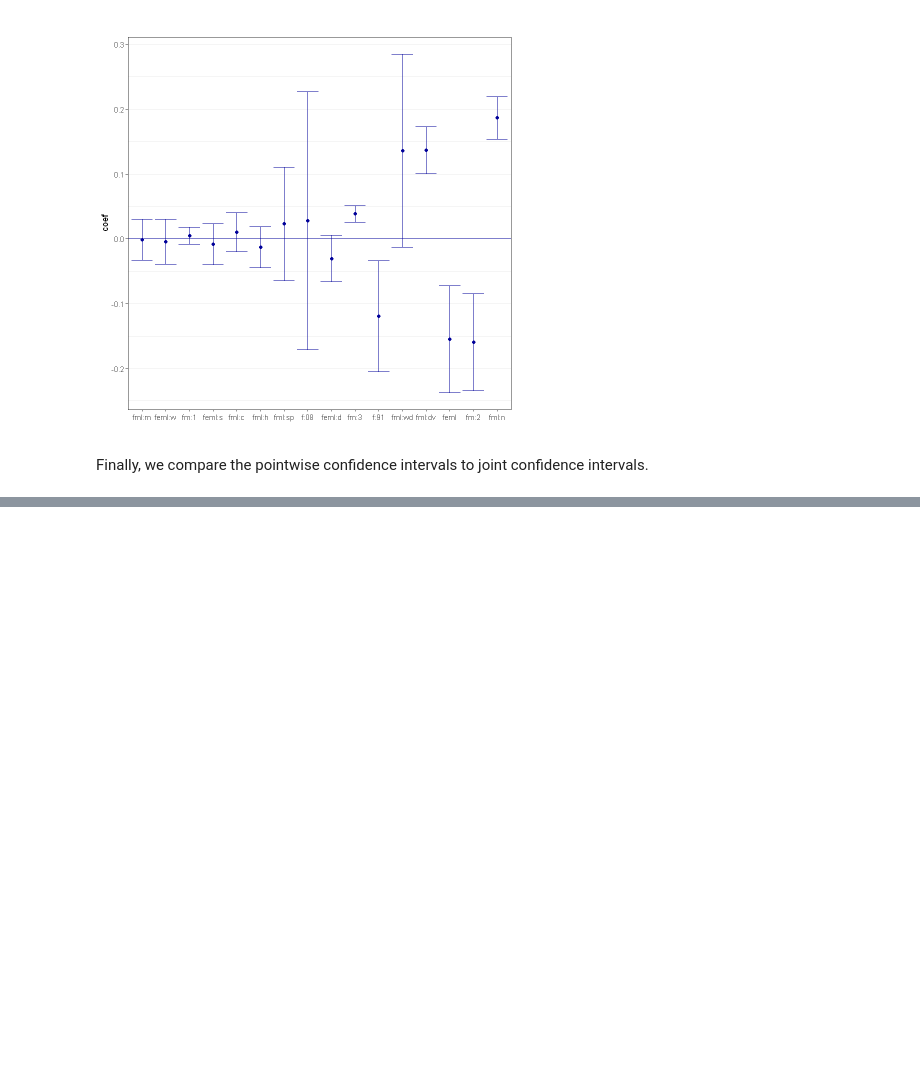
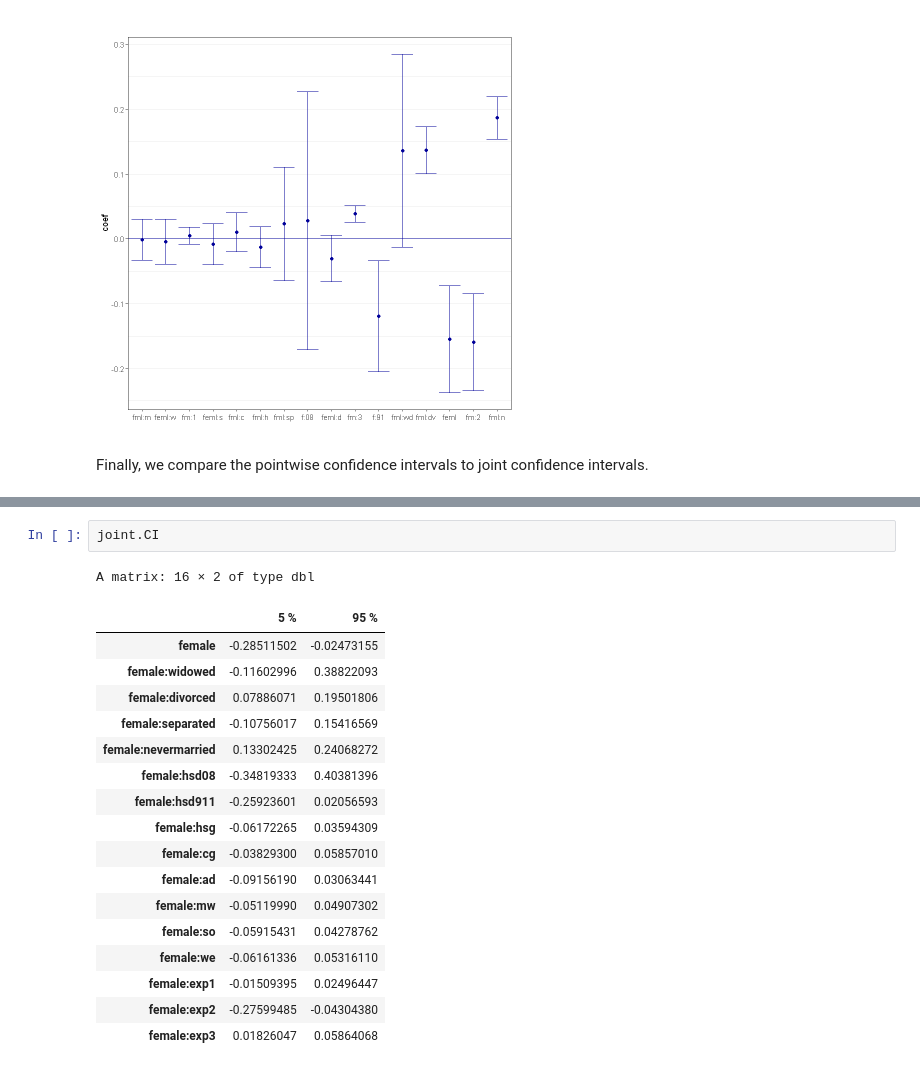
Before and after one commit to alexanderquispe/14.38_Causal_ML, a Jupyter notebook: R_Notebooks/r-heterogenous-wage-effects.ipynb, the cells around one changed output, grey strips where cells are left out. Saved outputs shown, nothing was run; the diff lists cells and outputs as text; blank space fills up the shorter version.

```diff
--- a/R_Notebooks/r-heterogenous-wage-effects.ipynb
+++ b/R_Notebooks/r-heterogenous-wage-effects.ipynb
@@ -204,0 +300,21 @@ female & -0.29 & -0.02 \\
+# %%
+joint.CI
+# %% [output]
+A matrix: 16 × 2 of type dbl
+|  | 5 % | 95 % |
+| female | -0.28511502 | -0.02473155 |
+| female:widowed | -0.11602996 | 0.38822093 |
+| female:divorced | 0.07886071 | 0.19501806 |
+| female:separated | -0.10756017 | 0.15416569 |
+| female:nevermarried | 0.13302425 | 0.24068272 |
+| female:hsd08 | -0.34819333 | 0.40381396 |
+| female:hsd911 | -0.25923601 | 0.02056593 |
+| female:hsg | -0.06172265 | 0.03594309 |
+| female:cg | -0.03829300 | 0.05857010 |
+| female:ad | -0.09156190 | 0.03063441 |
+| female:mw | -0.05119990 | 0.04907302 |
+| female:so | -0.05915431 | 0.04278762 |
+| female:we | -0.06161336 | 0.05316110 |
+| female:exp1 | -0.01509395 | 0.02496447 |
+| female:exp2 | -0.27599485 | -0.04304380 |
+| female:exp3 | 0.01826047 | 0.05864068 |
```
Also changed, not shown: parts of 23 cells of this notebook, 2 other files.
